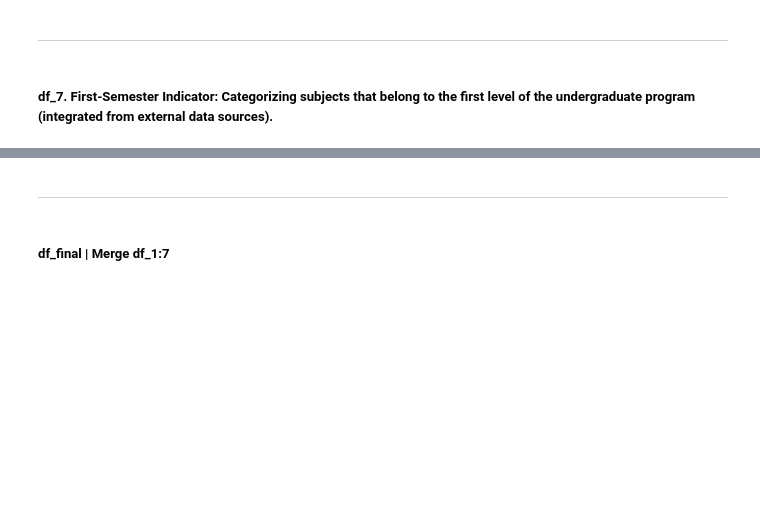
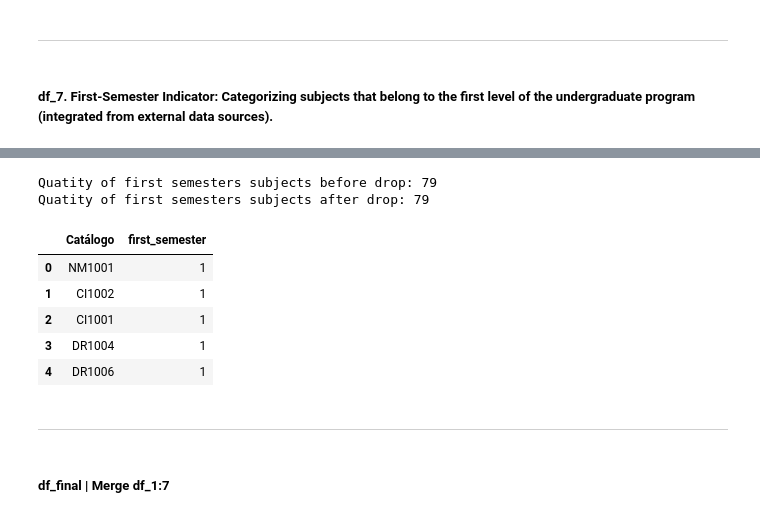
Before and after one commit to SaraMR9/Maestria---Fundamentos-en-ciencia-de-datos, a Jupyter notebook: Proyecto_Final/notebooks/20260207_Final_Project.ipynb, the cells around one changed output, grey strips where cells are left out. Saved outputs shown, nothing was run; the diff lists cells and outputs as text; code cells hidden in the pictures; blank space fills up the shorter version.

```diff
--- a/Proyecto_Final/notebooks/20260207_Final_Project.ipynb
+++ b/Proyecto_Final/notebooks/20260207_Final_Project.ipynb
@@ -999,3 +1039,29 @@ It is confirmed that the code is fine!
+# %%
+# Create a copy of the current dataframe
+df_7 = first_semesters.copy()
+
+df_7["first_semester"] = 1
+
+# Count the quantity of unique catalogs/subjects
+qtity_unique_sbj= df_7.Catálogo.nunique()
+print(f"Quatity of first semesters subjects before drop: {qtity_unique_sbj}")
+
+df_7 = df_7[["Catálogo", "first_semester"]].copy()
+df_7 = df_7.drop_duplicates(subset="Catálogo", ignore_index=True)
+
+qtity_unique_sbj_aft= df_7.Catálogo.nunique()
+print(f"Quatity of first semesters subjects after drop: {qtity_unique_sbj_aft}")
+
+df_7.head()
+# %% [output]
+Quatity of first semesters subjects before drop: 79
+Quatity of first semesters subjects after drop: 79
+|  | Catálogo | first_semester |
+| 0 | NM1001 | 1 |
+| 1 | CI1002 | 1 |
+| 2 | CI1001 | 1 |
+| 3 | DR1004 | 1 |
+| 4 | DR1006 | 1 |
 # %% [markdown]
 ---
 # %% [markdown]
```
Also changed, not shown: parts of 4 cells of this notebook.
